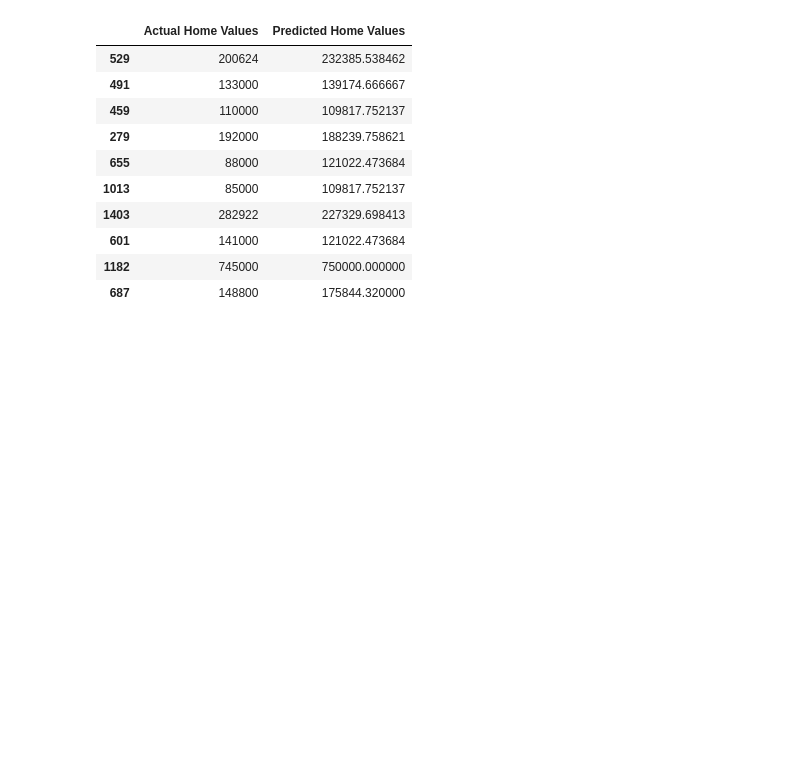
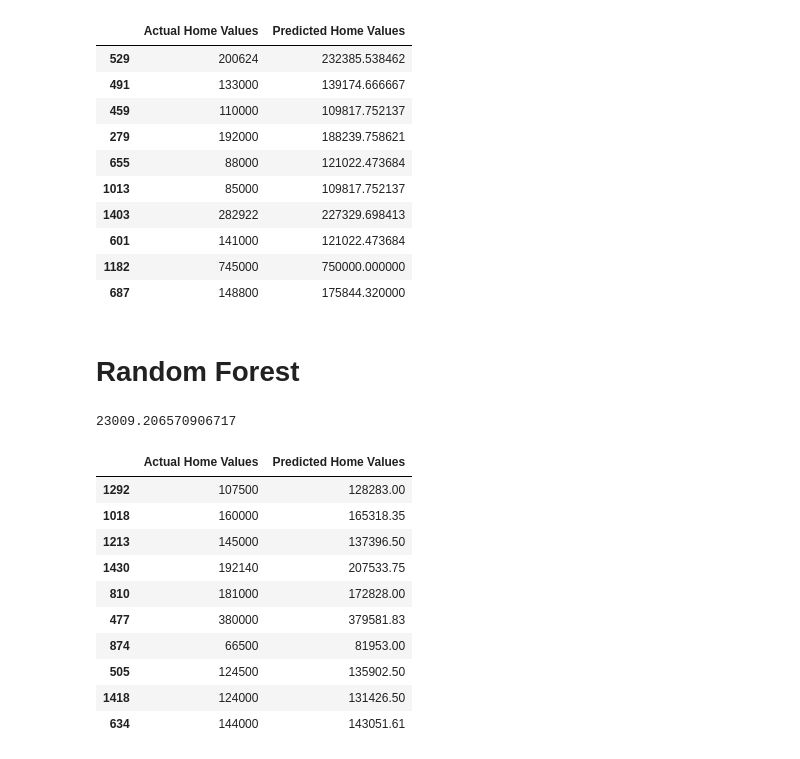
Before and after one commit to zainhaidar16/Introduction-To-Machine-Learning, a Jupyter notebook: Housing Prices Prediction.ipynb, the cells around one changed output. Cells and saved outputs as stored; diff of their text form; code cells hidden in the pictures; blank space fills up the shorter version.

Commit message:
Random Forest Regressor

```diff
--- a/Housing Prices Prediction.ipynb
+++ b/Housing Prices Prediction.ipynb
@@ -200,3 +201,30 @@ comparison.head(10)
 | 601 | 141000 | 121022.473684 |
 | 1182 | 745000 | 750000.000000 |
 | 687 | 148800 | 175844.320000 |
+# %% [markdown]
+# Random Forest
+# %%
+forest_model = RandomForestRegressor(random_state=1)
+forest_model.fit(train_X, train_y)
+melb_preds = forest_model.predict(val_X)
+print(mean_absolute_error(val_y, melb_preds))
+# %% [output]
+23009.206570906717
+# %%
+val_predictions = forest_model.predict(train_X)
+
+# Compare predictions with actual home values
+comparison = pd.DataFrame({'Actual Home Values': train_y, 'Predicted Home Values': val_predictions})
+comparison.head(10)
+# %% [output]
+|  | Actual Home Values | Predicted Home Values |
+| 1292 | 107500 | 128283.00 |
+| 1018 | 160000 | 165318.35 |
+| 1213 | 145000 | 137396.50 |
+| 1430 | 192140 | 207533.75 |
+| 810 | 181000 | 172828.00 |
+| 477 | 380000 | 379581.83 |
+| 874 | 66500 | 81953.00 |
+| 505 | 124500 | 135902.50 |
+| 1418 | 124000 | 131426.50 |
+| 634 | 144000 | 143051.61 |
```
Also changed, not shown: parts of 1 cell of this notebook.
